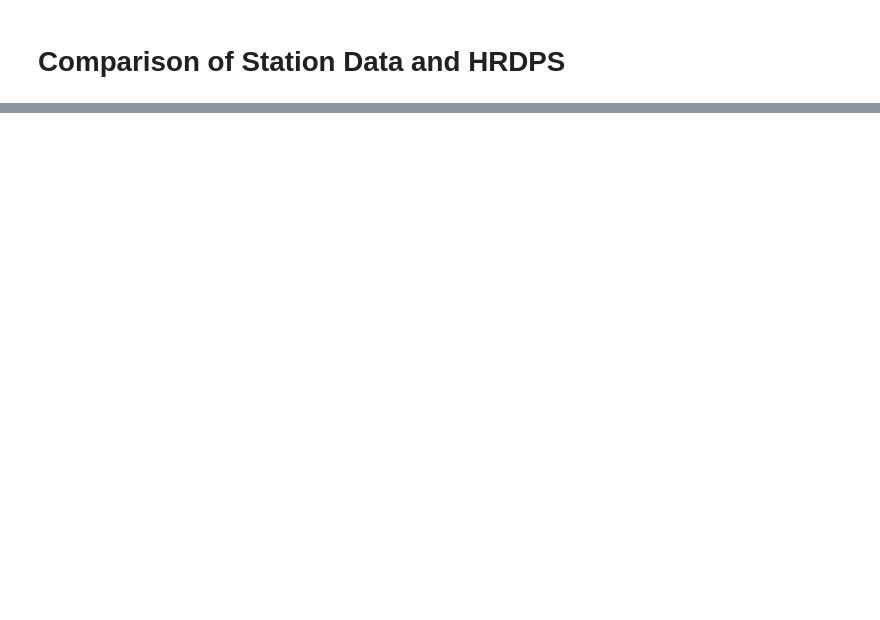
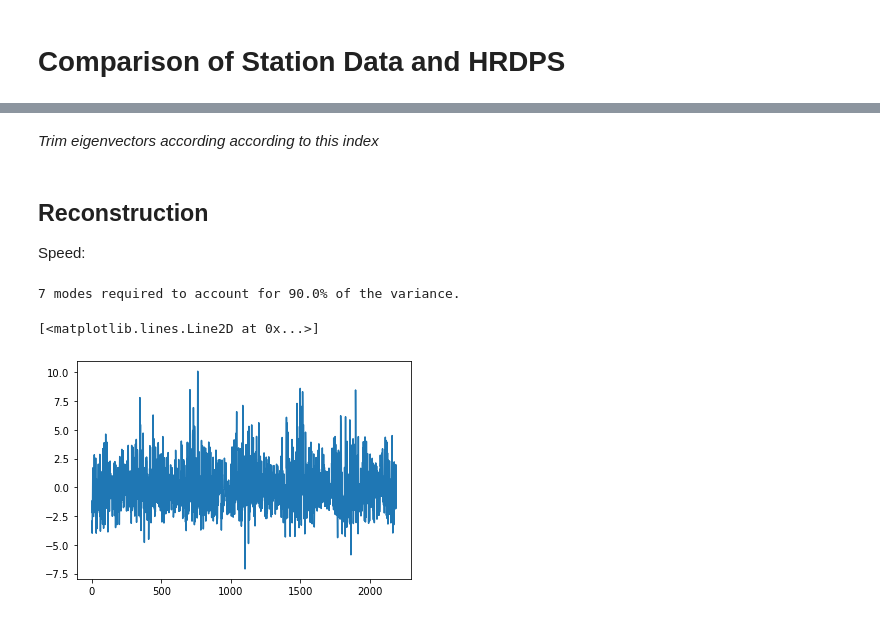
Before and after one commit to rbeutel/eosc510, a Jupyter notebook: Station_HRDPS.ipynb, the cells around one changed output, grey strips where cells are left out. Saved outputs shown, nothing was run; the diff lists cells and outputs as text; code cells hidden in the pictures; blank space fills up the shorter version.

```diff
--- a/Station_HRDPS.ipynb
+++ b/Station_HRDPS.ipynb
@@ -71,15 +96,0 @@ V=hrdps.v_wind.values
-# %%
-#now convert data to 2D
-start = time.time()
-Uhrdps = np.empty([np.shape(U)[1]*np.shape(U)[2],np.shape(U)[0]])
-
-for i in range(np.shape(U)[0]):
-    Uhrdps[:,i] = np.reshape(U[i],(np.shape(U)[1]*np.shape(U)[2],))
-print(f"time -U wind done (s):"+str(time.time()-start))
-
-start = time.time()
-Vhrdps = np.empty([np.shape(V)[1]*np.shape(V)[2],np.shape(V)[0]])
-
-for i in range(np.shape(V)[0]):
-    Vhrdps[:,i] = np.reshape(V[i],(np.shape(V)[1]*np.shape(V)[2],))
-print(f"time -V wind done (s):"+str(time.time()-start))
@@ -96,0 +97,31 @@ np.shape(Uhrdps) #i noticed through this that this is the hourly data, perhaps r
+# %% [markdown]
+*Trim eigenvectors according according to this index*
+# %%
+speed_eigvecs = speed_eigvecs[:,ind]
+direc_eigvecs = direc_eigvecs[:,ind]
+# %% [markdown]
+## Reconstruction
+Speed:
+# %%
+#determine the number of modes required for x% variance to be explained in speed
+x= 0.90
+kk = 0
+
+for i in range(len(speed_fracvar)):
+    kk+=speed_fracvar[i]
+    if kk >= x:
+        n=i
+        break
+print(str(n)+" modes required to account for " +str(x*100)+"% of the variance.")
+# %% [output]
+7 modes required to account for 90.0% of the variance.
+# %%
+#reconstruct
+eigvecs = speed_eigvecs[:,np.newaxis]
+REC = eigvecs[:n,:].T@speed_PCs[:,:n].T# + np.mean(pd.DataFrame.to_numpy(d[2:]))
+REC = REC[0,:]
+# %%
+plt.plot(REC)
+# %% [output]
+[<matplotlib.lines.Line2D at 0x...>]
+[figure, added]
```
Also changed, not shown: parts of 30 cells of this notebook, 4 other files.
